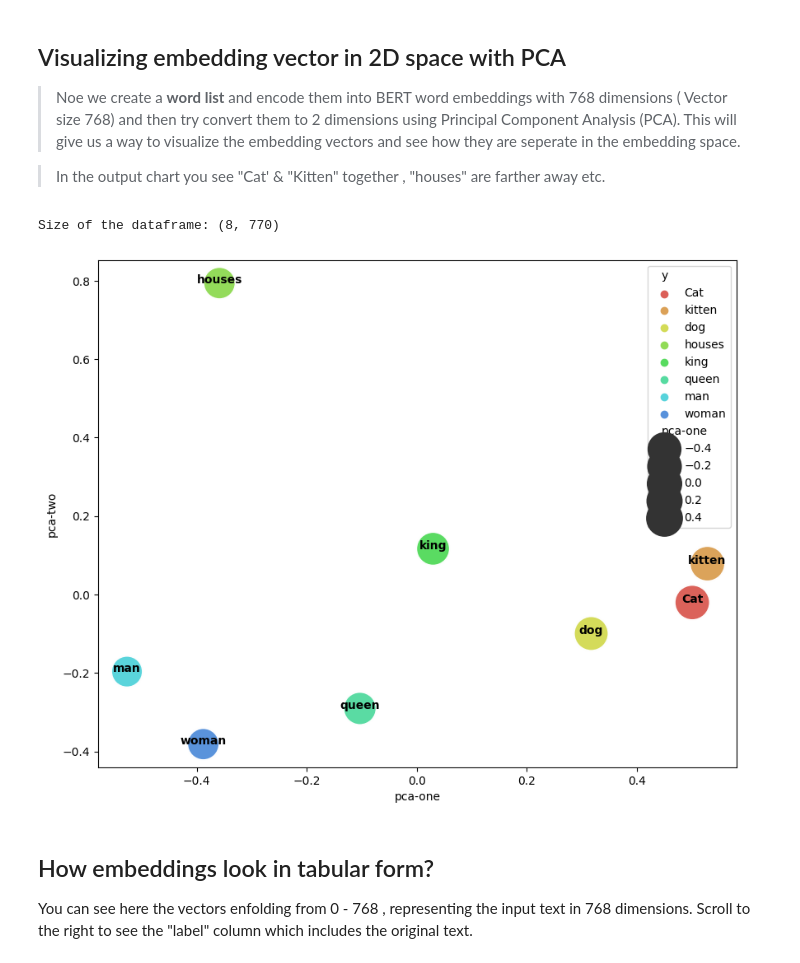
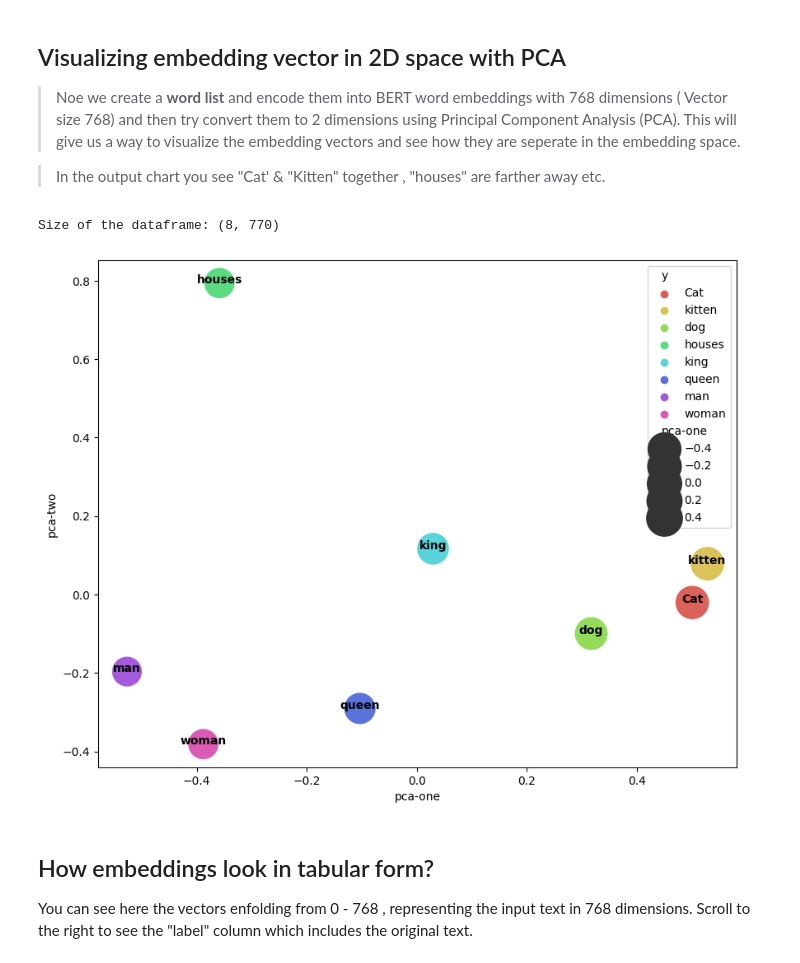
Before and after one commit to VNSHANPR/embedding_RAG, a Jupyter notebook: Transformers_Intro_embeddings_similarity_search_RAG.ipynb, the cells around one changed output. Cells and saved outputs as stored; diff of their text form; code cells hidden in the pictures.

```diff
--- a/Transformers_Intro_embeddings_similarity_search_RAG.ipynb
+++ b/Transformers_Intro_embeddings_similarity_search_RAG.ipynb
@@ -113,35 +113,35 @@ def generate_embedding_plot(word_list):
     df = pd.DataFrame(word_test_embedding,columns=feat_cols)
     df['y'] = word_list
     df['label'] = df['y'].apply(lambda i: str(i))
     X, y = None, None
     print('Size of the dataframe: {}'.format(df.shape))
     plt.figure(figsize=(10,8))
     pca = PCA(n_components=3)
     pca_result = pca.fit_transform(df[feat_cols].values)
 
     df['pca-one'] = pca_result[:,0]
     df['pca-two'] = pca_result[:,1]
     df['pca-three'] = pca_result[:,2]
 
     ax= sns.scatterplot(
         x="pca-one", y="pca-two",
         hue="y",
-        palette=sns.color_palette("hls", 12),
+        palette=sns.color_palette("hls", len(word_list)),
         data=df,
         legend="brief",
         alpha=0.98,
         size="pca-one",
         sizes=(800,1000)
     )
 
     for line in range(0,df.shape[0]):
         ax.text(df['pca-one'][line], df['pca-two'][line], df['label'][line], horizontalalignment='center', size='medium', color='black', weight='semibold')
     return df
 
 embedding_df=generate_embedding_plot(words_initial)
 # %% [output]
 Size of the dataframe: (8, 770)
-[figure, old version]
+[figure, new version]
 # %% [markdown]
 ## How embeddings look in tabular form?
 You can see here the vectors enfolding from 0 - 768 , representing the input text in 768 dimensions. Scroll to the right to see the "label" column which includes the original text.
```
Also changed, not shown: parts of 1 cell of this notebook.
